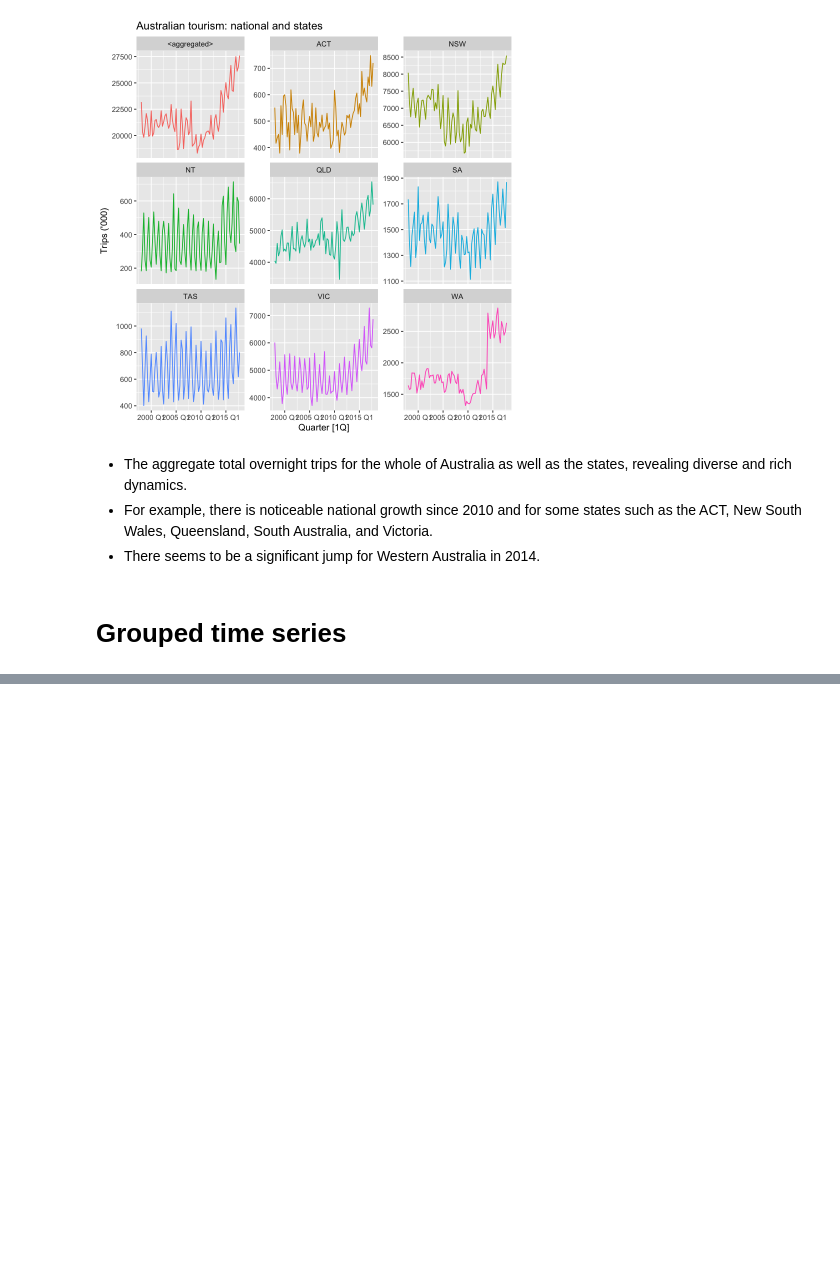
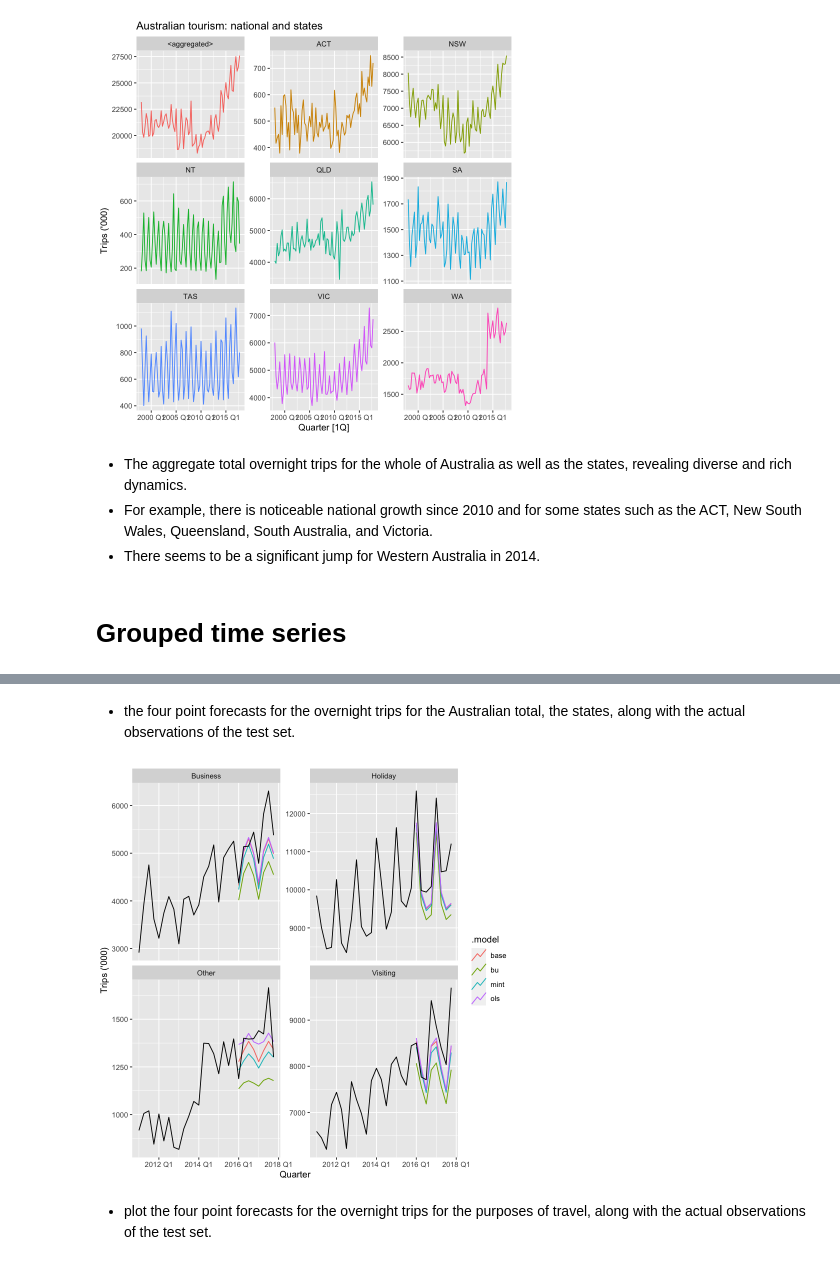
Before and after one commit to peterpaz/Forecasting_PrinciplesandPractice, a Jupyter notebook: 11_ForecastingHierarchical/11_Forecasting_hierarchical_and_grouped_time_series.ipynb, the cells around one changed output, grey strips where cells are left out. Drawn from its saved outputs; the diff is of its cells as text; code cells hidden in the pictures; blank space fills up the shorter version.

```diff
--- a/11_ForecastingHierarchical/11_Forecasting_hierarchical_and_grouped_time_series.ipynb
+++ b/11_ForecastingHierarchical/11_Forecasting_hierarchical_and_grouped_time_series.ipynb
@@ -151,0 +563,15 @@ tourism_hts %>%
+# %% [markdown]
+- the four point forecasts for the overnight trips for the Australian total, the states, along with the actual observations of the test set.
+# %%
+fc %>%
+  filter(is_aggregated(State), !is_aggregated(Purpose)) %>%
+  autoplot(
+    tourism_full %>% filter(year(Quarter) >= 2011),
+    level = NULL
+  ) +
+  labs(y = "Trips ('000)") +
+  facet_wrap(vars(Purpose), scales = "free_y")
+# %% [output]
+[figure, added]
+# %% [markdown]
+- plot the four point forecasts for the overnight trips for the purposes of travel, along with the actual observations of the test set.
```
Also changed, not shown: parts of 39 cells of this notebook, 3 other files.
